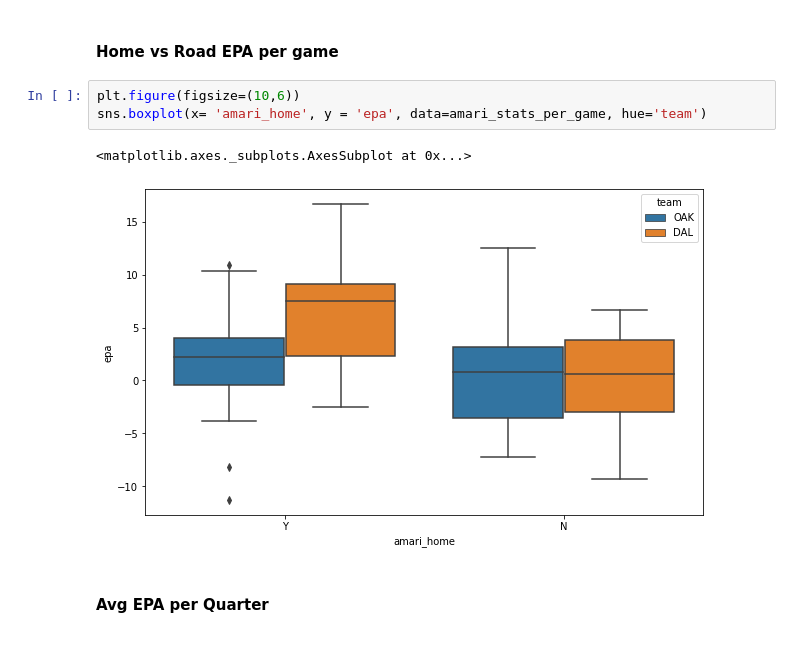
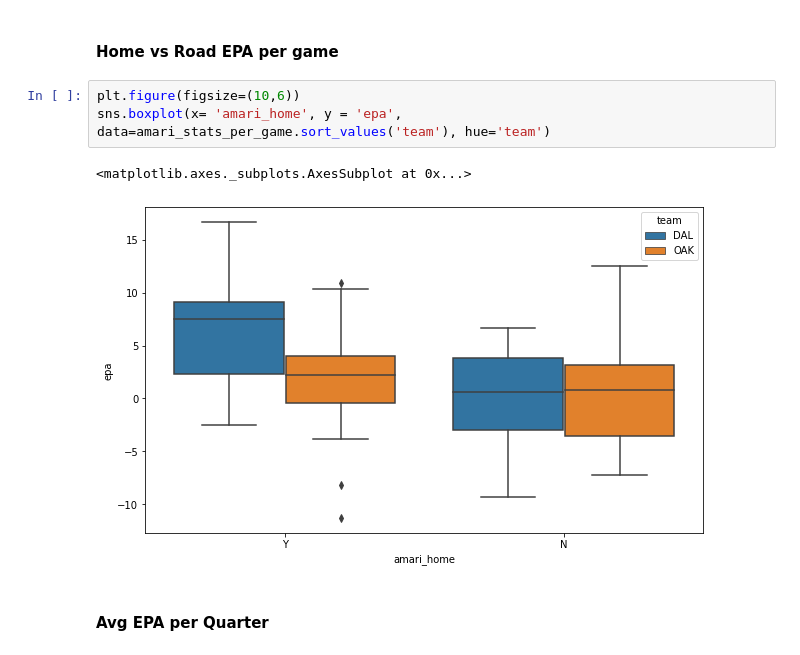
Before and after one commit to mtodisco10/amari, a Jupyter notebook: Amari_EDA.ipynb, the cells around one changed output. Drawn from its saved outputs; the diff is of its cells as text.

Commit message:
switching teams for boxplot legend

```diff
--- a/Amari_EDA.ipynb
+++ b/Amari_EDA.ipynb
@@ -115,10 +115,10 @@ sns.barplot(x= 'month', y = 'epa', data=monthly_team_epa_per_game, hue='team')
 #### Home vs Road EPA per game
 # %%
 plt.figure(figsize=(10,6))
-sns.boxplot(x= 'amari_home', y = 'epa', data=amari_stats_per_game, hue='team')
+sns.boxplot(x= 'amari_home', y = 'epa', data=amari_stats_per_game.sort_values('team'), hue='team')
 # %% [output]
 <matplotlib.axes._subplots.AxesSubplot at 0x...>
-[figure, old version]
+[figure, new version]
 # %% [markdown]
 #### Avg EPA per Quarter
 # %%
```
Also changed, not shown: parts of 1 cell of this notebook.
